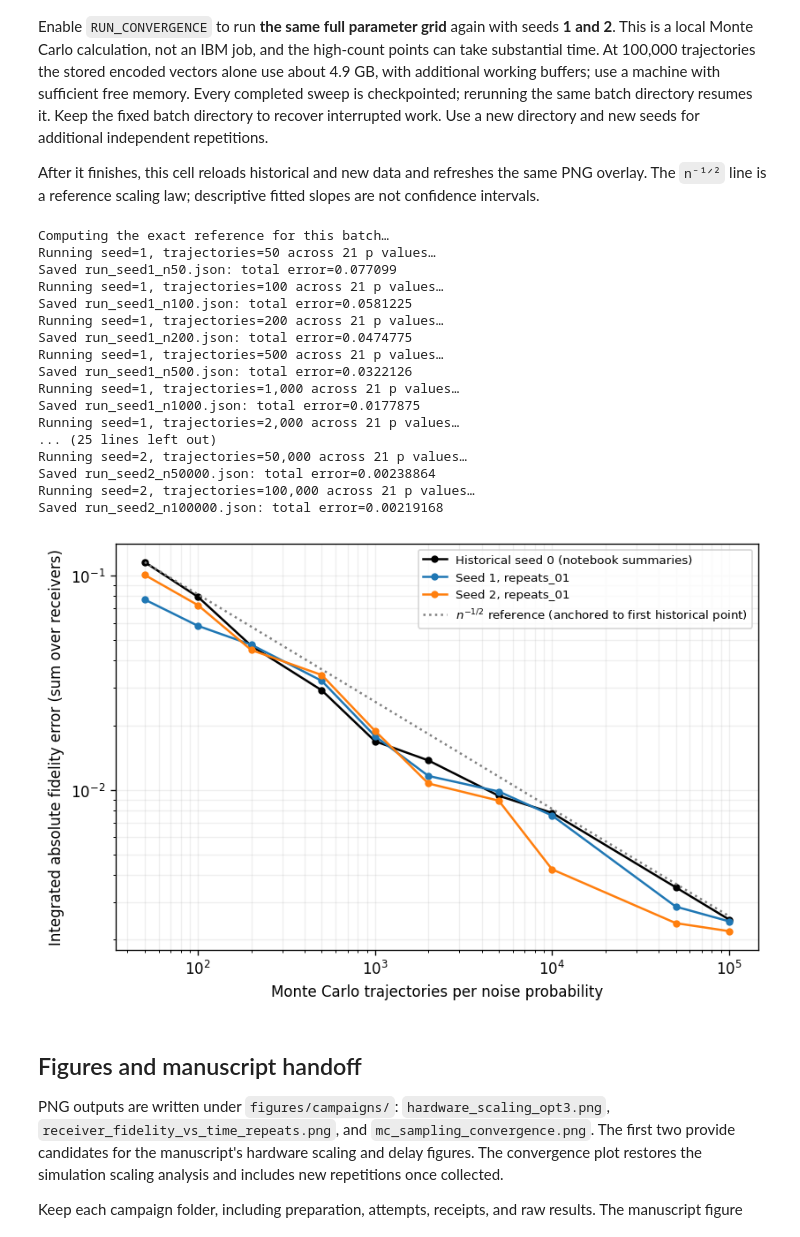
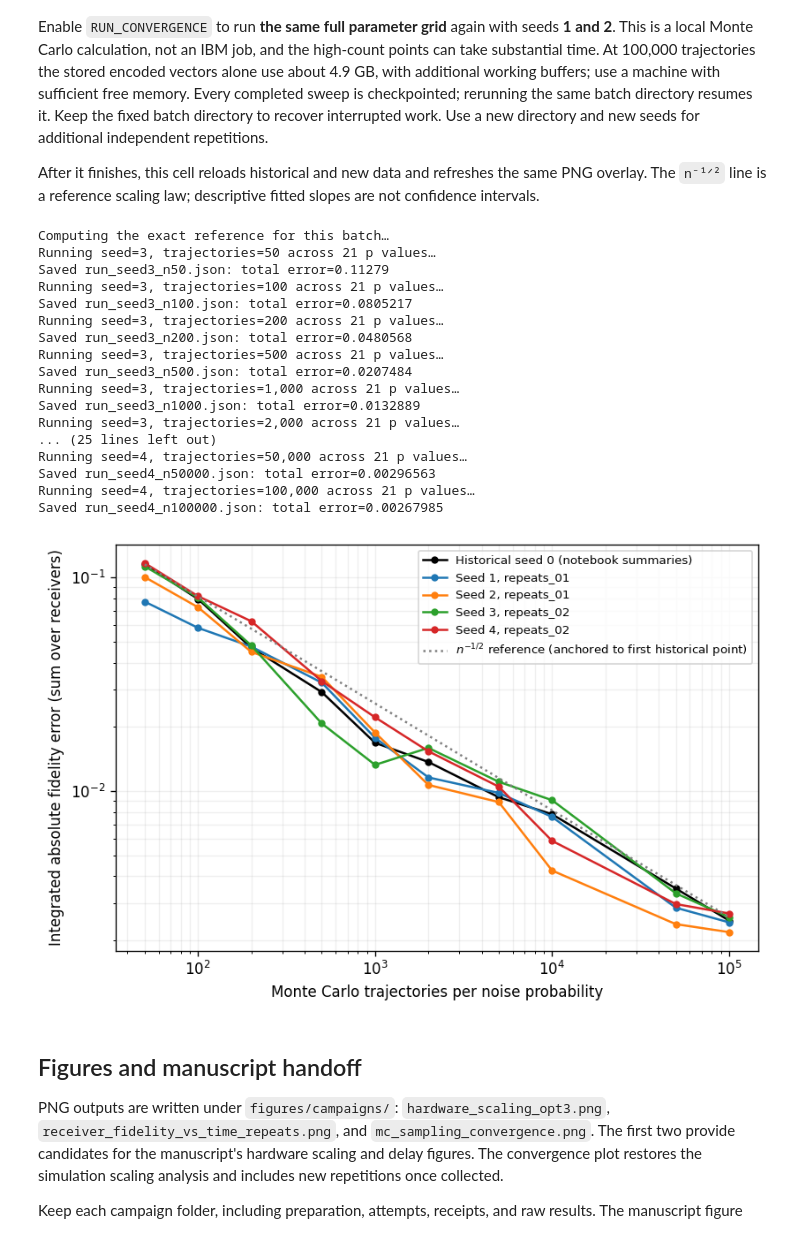
Before and after one commit to mtp354/Broadcasting, a Jupyter notebook: run_broadcast.ipynb, the cells around one changed output. Cells and saved outputs as stored; diff of their text form; code cells hidden in the pictures.

Commit message:
Extra round of convergence data

```diff
--- a/run_broadcast.ipynb
+++ b/run_broadcast.ipynb
@@ -350,38 +314,38 @@ Enable `RUN_CONVERGENCE` to run **the same full parameter grid** again with seed
 After it finishes, this cell reloads historical and new data and refreshes the same PNG overlay. The `n⁻¹ᐟ²` line is a reference scaling law; descriptive fitted slopes are not confidence intervals.
 # %%
 RUN_CONVERGENCE = True
-CONVERGENCE_SEEDS = [1, 2]
-CONVERGENCE_BATCH_DIR = CONVERGENCE_DIR / "repeats_01"
+CONVERGENCE_SEEDS = [3, 4]
+CONVERGENCE_BATCH_DIR = CONVERGENCE_DIR / "repeats_02"
 
 if RUN_CONVERGENCE:
     collect_convergence_repeats(
         convergence_study, repeats=2, seeds=CONVERGENCE_SEEDS,
         batch_dir=CONVERGENCE_BATCH_DIR,
     )
     convergence_study = load_historical_convergence(archive_dir=CONVERGENCE_DIR)
     convergence_figure = plot_convergence(convergence_study)
     show_png(convergence_figure, "mc_sampling_convergence.png")
 else:
     print("New convergence simulation disabled; historical and already-saved repetitions are displayed above.")
 # %% [output]
 Computing the exact reference for this batch…
-Running seed=1, trajectories=50 across 21 p values…
-Saved run_seed1_n50.json: total error=0.077099
-Running seed=1, trajectories=100 across 21 p values…
-Saved run_seed1_n100.json: total error=0.0581225
-Running seed=1, trajectories=200 across 21 p values…
-Saved run_seed1_n200.json: total error=0.0474775
-Running seed=1, trajectories=500 across 21 p values…
-Saved run_seed1_n500.json: total error=0.0322126
-Running seed=1, trajectories=1,000 across 21 p values…
-Saved run_seed1_n1000.json: total error=0.0177875
-Running seed=1, trajectories=2,000 across 21 p values…
+Running seed=3, trajectories=50 across 21 p values…
+Saved run_seed3_n50.json: total error=0.11279
+Running seed=3, trajectories=100 across 21 p values…
+Saved run_seed3_n100.json: total error=0.0805217
+Running seed=3, trajectories=200 across 21 p values…
+Saved run_seed3_n200.json: total error=0.0480568
+Running seed=3, trajectories=500 across 21 p values…
+Saved run_seed3_n500.json: total error=0.0207484
+Running seed=3, trajectories=1,000 across 21 p values…
+Saved run_seed3_n1000.json: total error=0.0132889
+Running seed=3, trajectories=2,000 across 21 p values…
 ... (25 lines left out)
-Running seed=2, trajectories=50,000 across 21 p values…
-Saved run_seed2_n50000.json: total error=0.00238864
-Running seed=2, trajectories=100,000 across 21 p values…
-Saved run_seed2_n100000.json: total error=0.00219168
+Running seed=4, trajectories=50,000 across 21 p values…
+Saved run_seed4_n50000.json: total error=0.00296563
+Running seed=4, trajectories=100,000 across 21 p values…
+Saved run_seed4_n100000.json: total error=0.00267985
-[figure, old version]
+[figure, new version]
 # %% [markdown]
 ## Figures and manuscript handoff
 
```
Also changed, not shown: parts of 4 cells of this notebook, 22 other files.
